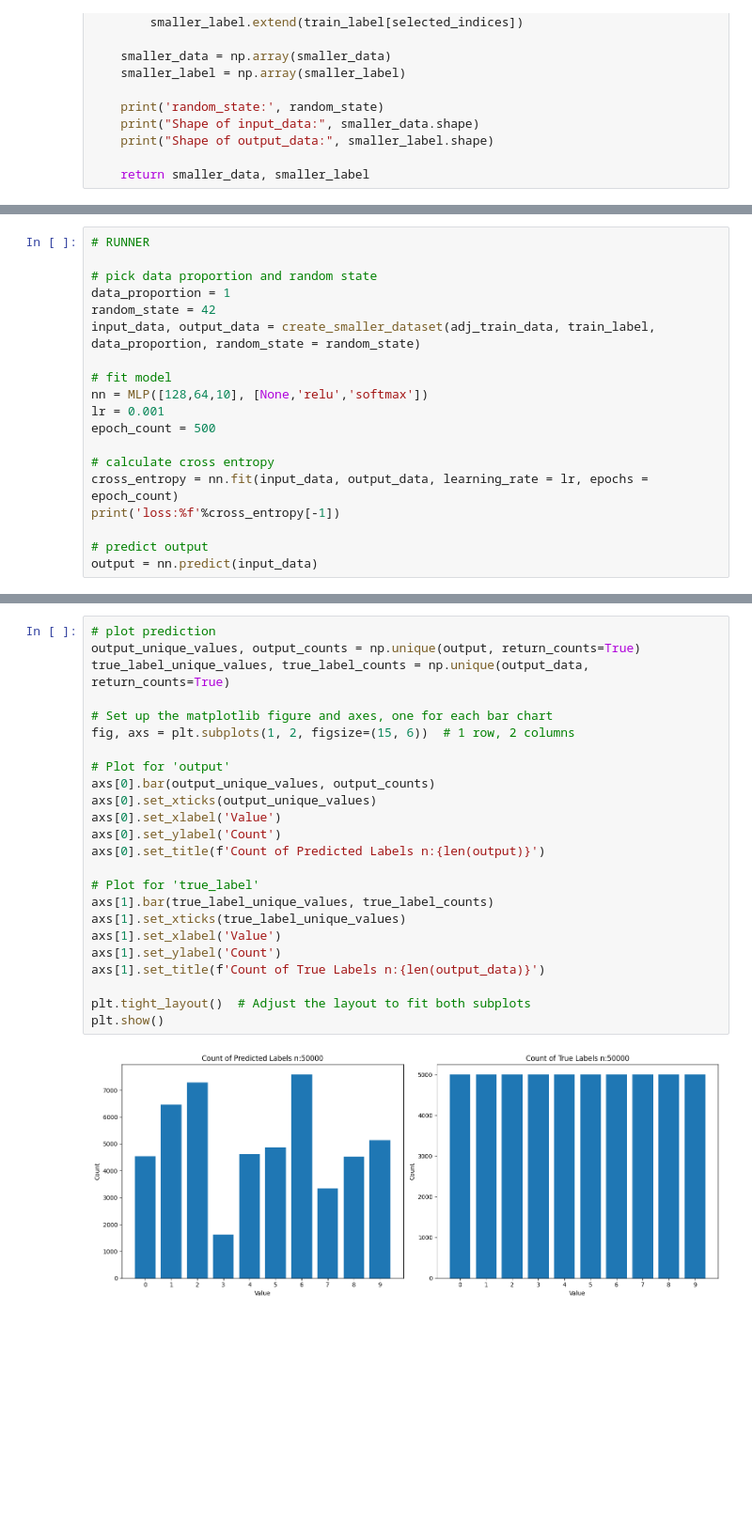
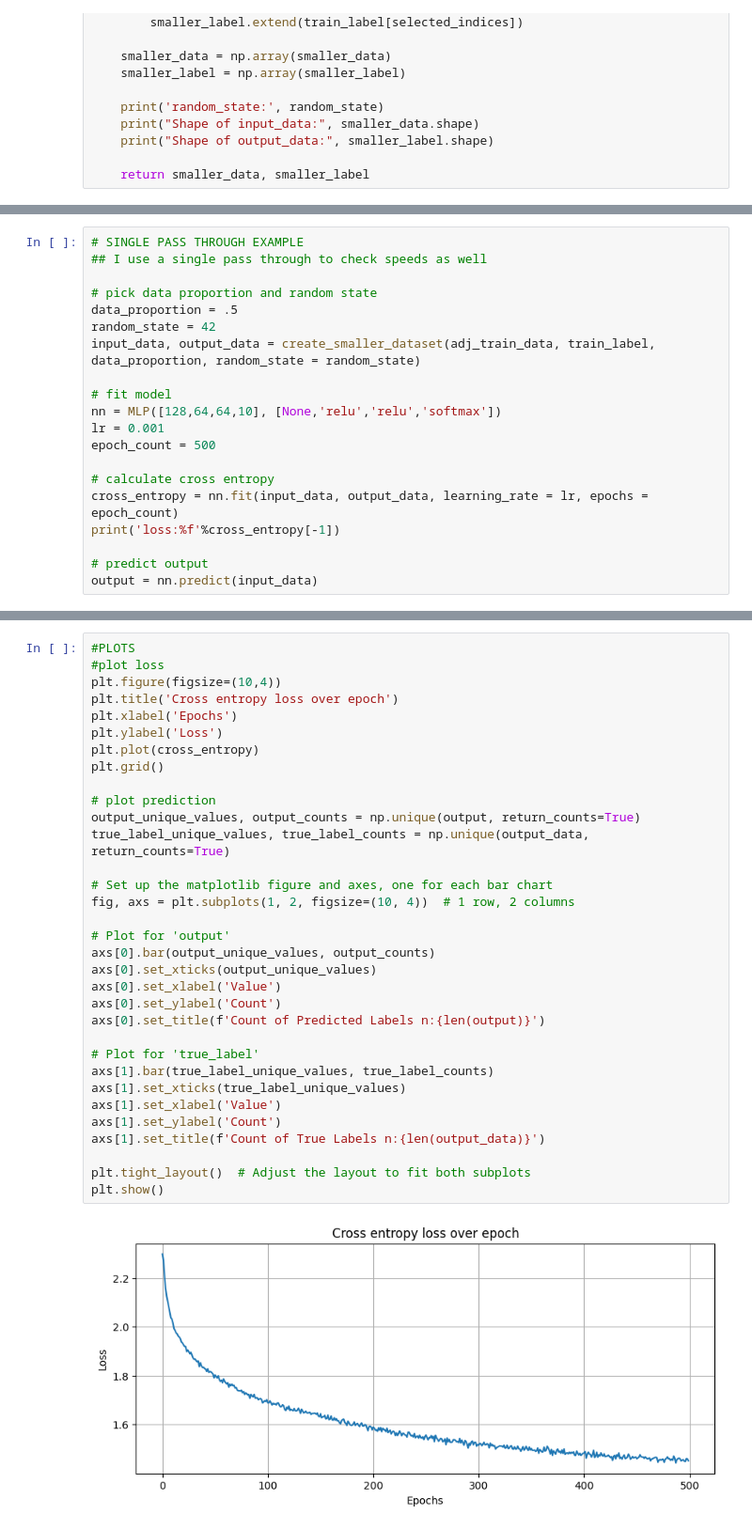
Before and after one commit to vyun8699/COMP4329-Deep-Learning-Assignment-1, a Jupyter notebook: assgmt_1_DL_vincent.ipynb, the cells around one changed output, grey strips where cells are left out. Shown: that part at 94% size. Saved outputs shown, nothing was run; the diff lists cells and outputs as text; blank space fills up the shorter version.

```diff
--- a/assgmt_1_DL_vincent.ipynb
+++ b/assgmt_1_DL_vincent.ipynb
@@ -315,15 +331,16 @@ class MLP:
             output[i] = int(predicted_class)  # Assign the predicted class to the output array
         return output
 # %%
-# RUNNER
+# SINGLE PASS THROUGH EXAMPLE
+## I use a single pass through to check speeds as well
 
 # pick data proportion and random state
-data_proportion = 1
+data_proportion = .5
 random_state = 42
 input_data, output_data = create_smaller_dataset(adj_train_data, train_label, data_proportion, random_state = random_state)
 
 # fit model
-nn = MLP([128,64,10], [None,'relu','softmax'])
+nn = MLP([128,64,64,10], [None,'relu','relu','softmax'])
 lr = 0.001
 epoch_count = 500
 
@@ -351,26 +358,35 @@ plt.grid()
 # %%
+#PLOTS
+#plot loss
+plt.figure(figsize=(10,4))
+plt.title('Cross entropy loss over epoch')
+plt.xlabel('Epochs')
+plt.ylabel('Loss')
+plt.plot(cross_entropy)
+plt.grid()
+
 # plot prediction
 output_unique_values, output_counts = np.unique(output, return_counts=True)
 true_label_unique_values, true_label_counts = np.unique(output_data, return_counts=True)
 
 # Set up the matplotlib figure and axes, one for each bar chart
-fig, axs = plt.subplots(1, 2, figsize=(15, 6))  # 1 row, 2 columns
+fig, axs = plt.subplots(1, 2, figsize=(10, 4))  # 1 row, 2 columns
 
 # Plot for 'output'
 axs[0].bar(output_unique_values, output_counts)
 axs[0].set_xticks(output_unique_values)
 axs[0].set_xlabel('Value')
 axs[0].set_ylabel('Count')
 axs[0].set_title(f'Count of Predicted Labels n:{len(output)}')
 
 # Plot for 'true_label'
 axs[1].bar(true_label_unique_values, true_label_counts)
 axs[1].set_xticks(true_label_unique_values)
 axs[1].set_xlabel('Value')
 axs[1].set_ylabel('Count')
 axs[1].set_title(f'Count of True Labels n:{len(output_data)}')
 
 plt.tight_layout()  # Adjust the layout to fit both subplots
 plt.show()
 # %% [output]
-[figure, old version]
+[figure, new version]
```
Also changed, not shown: parts of 18 cells of this notebook.
